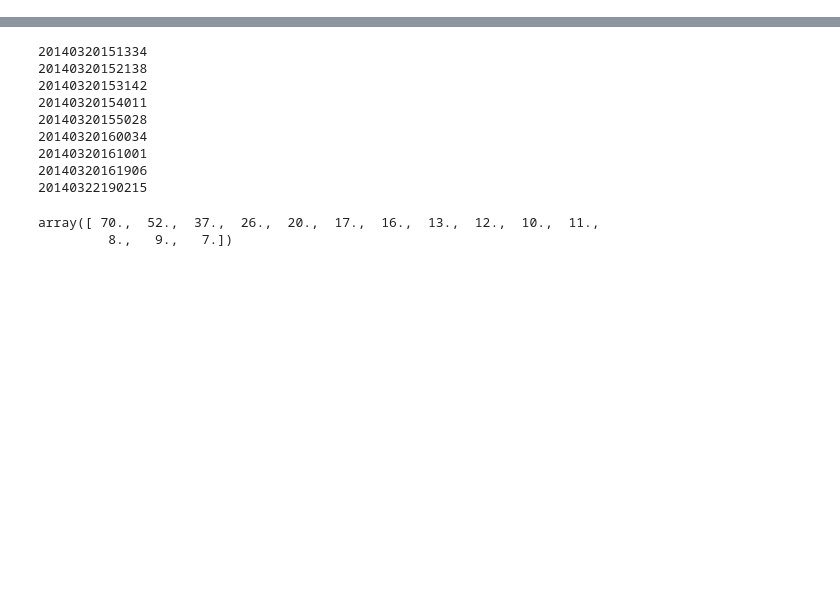
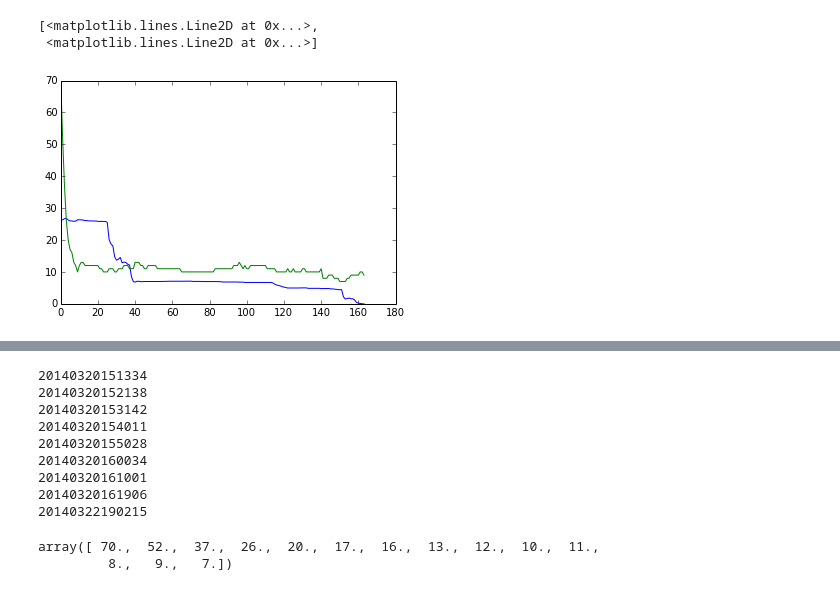
Before and after one commit to ruffsl/CS7616P1, a Jupyter notebook: Code/scrap.ipynb, the cells around one changed output, grey strips where cells are left out. Saved outputs shown, nothing was run; the diff lists cells and outputs as text; code cells hidden in the pictures; blank space fills up the shorter version.

```diff
--- a/Code/scrap.ipynb
+++ b/Code/scrap.ipynb
@@ -160,0 +148,6 @@ def testing1(f):
+# %%
+plt.plot(np.array([lol['error'],lol['accuracy']]).T)
+# %% [output]
+[<matplotlib.lines.Line2D at 0x...>,
+ <matplotlib.lines.Line2D at 0x...>]
+[figure, added]
```
Also changed, not shown: parts of 11 cells of this notebook.
